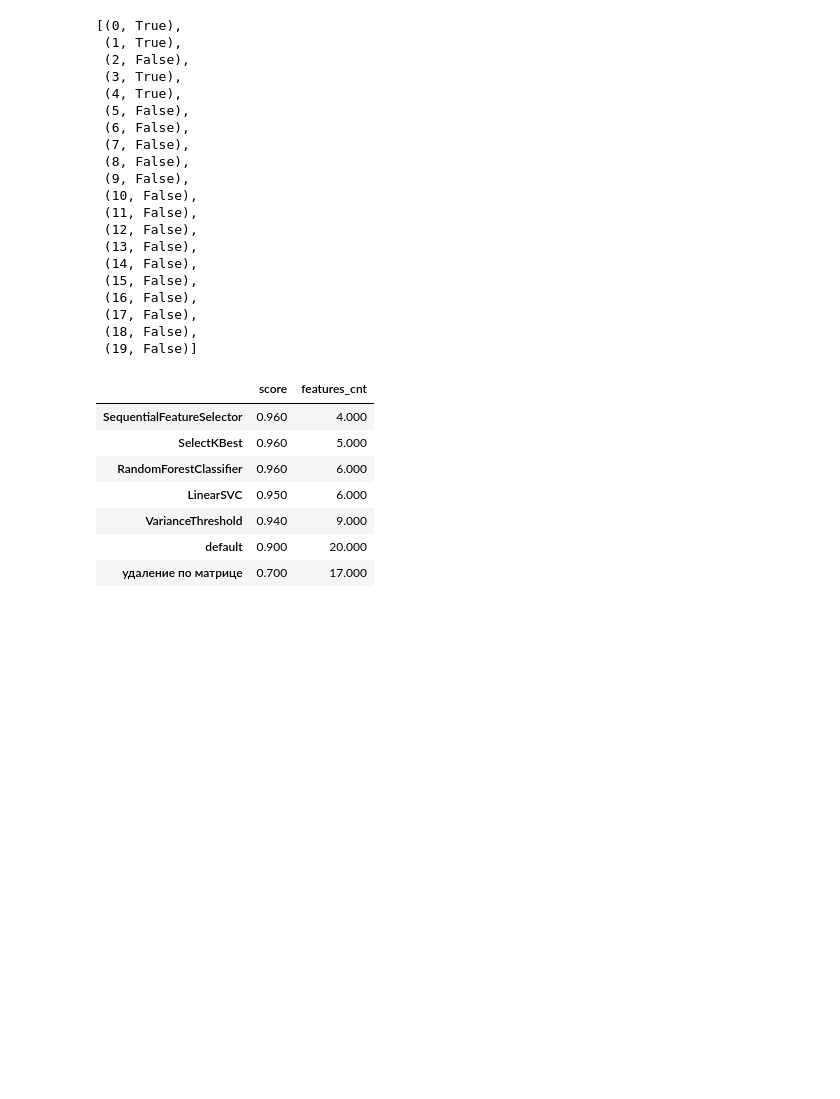
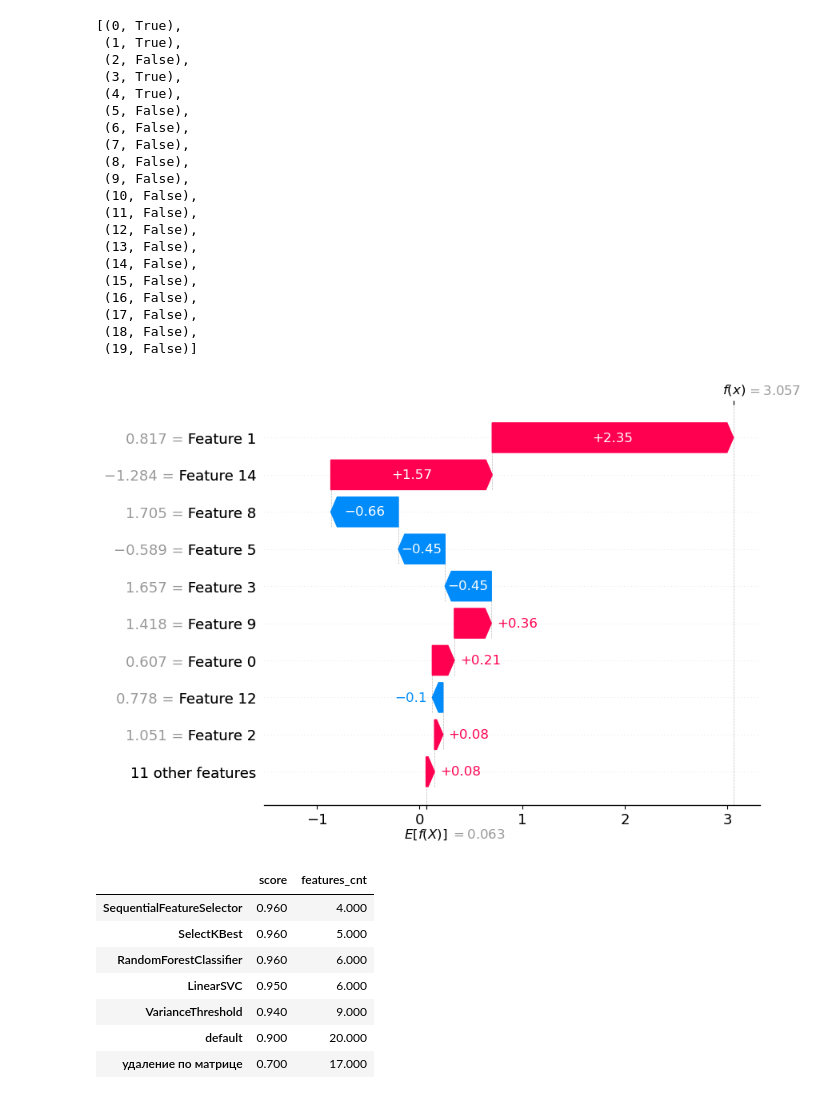
Before and after one commit to choodnovsky/portfolio, a Jupyter notebook: feature_selection.ipynb, the cells around one changed output. Saved outputs shown, nothing was run; the diff lists cells and outputs as text; code cells hidden in the pictures; blank space fills up the shorter version.

```diff
--- a/feature_selection.ipynb
+++ b/feature_selection.ipynb
@@ -272,6 +278,13 @@ list(zip(pd.DataFrame(x_data_generated).columns, sfs.get_support()))
  (17, False),
  (18, False),
  (19, False)]
+# %%
+model = LogisticRegression().fit(x_data_generated, y_data_generated)
+explainer = shap.Explainer(model, x_data_generated)
+shap_values = explainer(x_data_generated)
+shap.plots.waterfall(shap_values[0])
+# %% [output]
+[figure, added]
 # %%
 data8 = sfs.transform(x_data_generated)
 # %%
```
Also changed, not shown: parts of 1 cell of this notebook, 4 other files.
